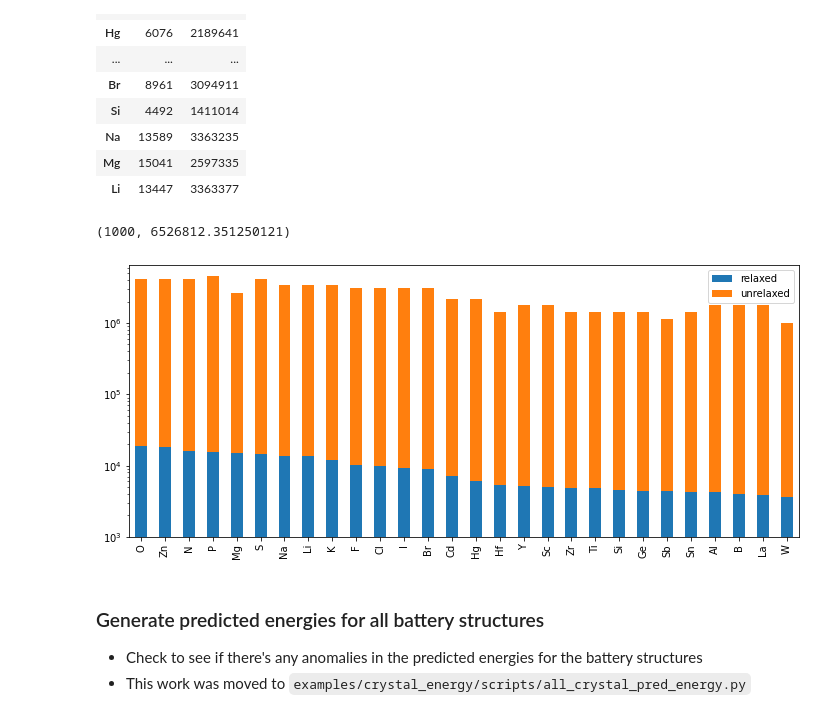
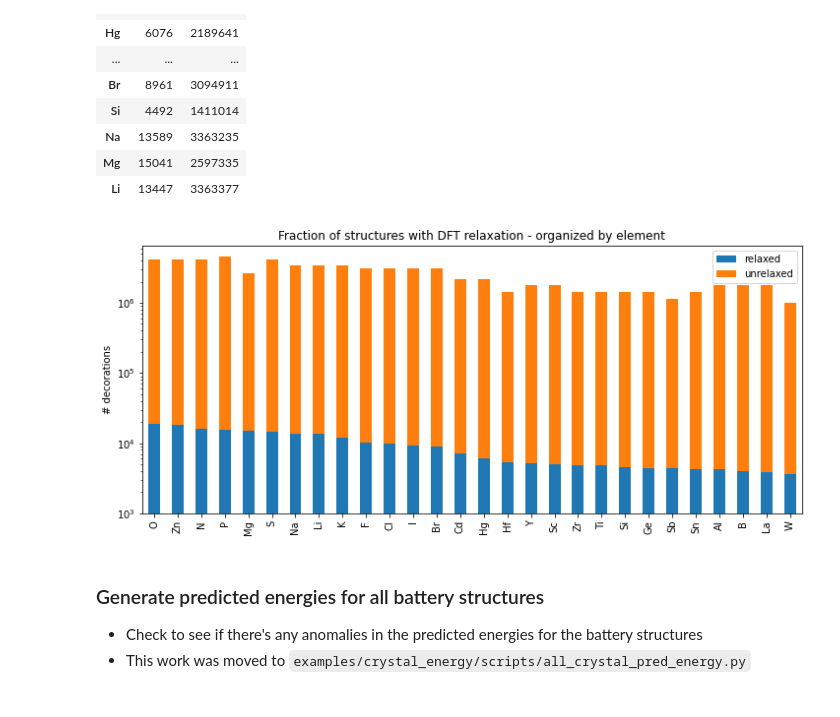
Before and after one commit to jlaw9/crystal-gnn, a Jupyter notebook: src/notebooks/dft_coverage.ipynb, the cells around one changed output. Cells and saved outputs as stored; diff of their text form; code cells hidden in the pictures.

Commit message:
Cleanup notebook, add figure legends

```diff
--- a/src/notebooks/dft_coverage.ipynb
+++ b/src/notebooks/dft_coverage.ipynb
@@ -227,11 +218,13 @@ df_e = df_e.sort_values('relaxed', ascending=False)
 # %%
 f, ax = plt.subplots(figsize=(12,5))
 ax = df_e.plot.bar(stacked=True, ax=ax)
 ax.set_yscale('log')
 ax.set_ylim(1000, ax.get_ylim()[1])
+ax.set_ylabel("# decorations")
+ax.set_title("Fraction of structures with DFT relaxation - organized by element")
+plt.show()
 # %% [output]
-(1000, 6526812.351250121)
-[figure, old version]
+[figure, new version]
 # %% [markdown]
 ### Generate predicted energies for all battery structures
 
```
Also changed, not shown: parts of 6 cells of this notebook.
